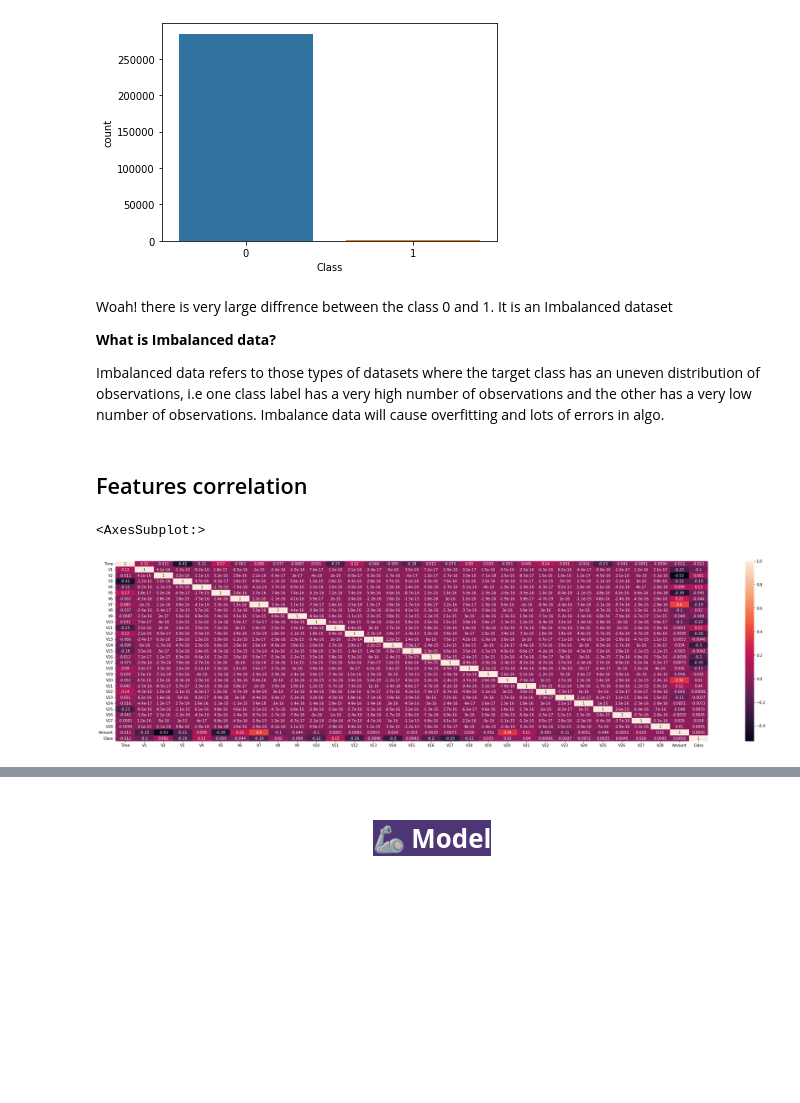
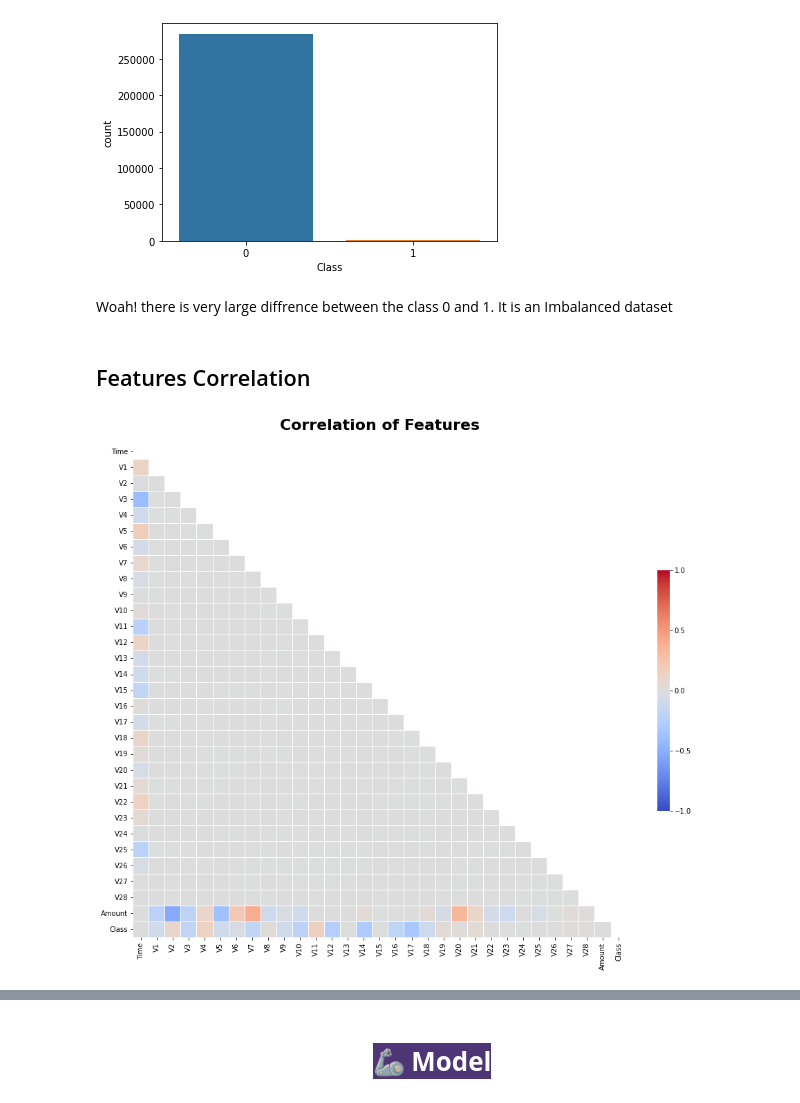
Before and after one commit to heyrobin/Fraud-Analysis, a Jupyter notebook: credit-card-fraud-analysis-eda.ipynb, the cells around one changed output, grey strips where cells are left out. Saved outputs shown, nothing was run; the diff lists cells and outputs as text; code cells hidden in the pictures; blank space fills up the shorter version.

```diff
--- a/credit-card-fraud-analysis-eda.ipynb
+++ b/credit-card-fraud-analysis-eda.ipynb
@@ -107,18 +115,26 @@ warnings.filterwarnings('ignore')
 sns.countplot(df["Class"]);
 # %% [output]
 [figure]
-# %% [markdown]
-Woah! there is very large diffrence between the class 0 and 1. It is an Imbalanced dataset<br>
-
-
-**What is Imbalanced data?**
-
-Imbalanced data refers to those types of datasets where the target class has an uneven distribution of observations, i.e one class label has a very high number of observations and the other has a very low number of observations. </br>Imbalance data will cause overfitting and lots of errors in algo.
+# %% [markdown]
+Woah! there is very large diffrence between the class 0 and 1. It is an Imbalanced dataset<br>
 # %% [markdown]
-## Features correlation
+## Features Correlation
-# %%
-plt.figure(figsize=(36,9))
-sns.heatmap(df.corr(),annot=True)
-# %% [output]
-<AxesSubplot:>
-[figure, removed]
+# %%
+mask = np.zeros_like(df.corr(), dtype=np.bool)
+mask[np.triu_indices_from(mask)]= True
+
+plt.figure(figsize=(16,16))
+heatmap = sns.heatmap(df.corr(),
+            mask = mask,
+            square = True,
+            linewidths = .5,
+            cmap = 'coolwarm',
+            cbar_kws = {'shrink': .4,"ticks" : [-1, -.5, 0, 0.5, 1]},
+            vmin = -1,
+            vmax = 1,
+            annot = False,
+            annot_kws = {"size": 8})
+
+heatmap.set_title('Correlation of Features', size = 22, weight='bold', pad=20);
+# %% [output]
+[figure, added]
```
Also changed, not shown: parts of 14 cells of this notebook.
